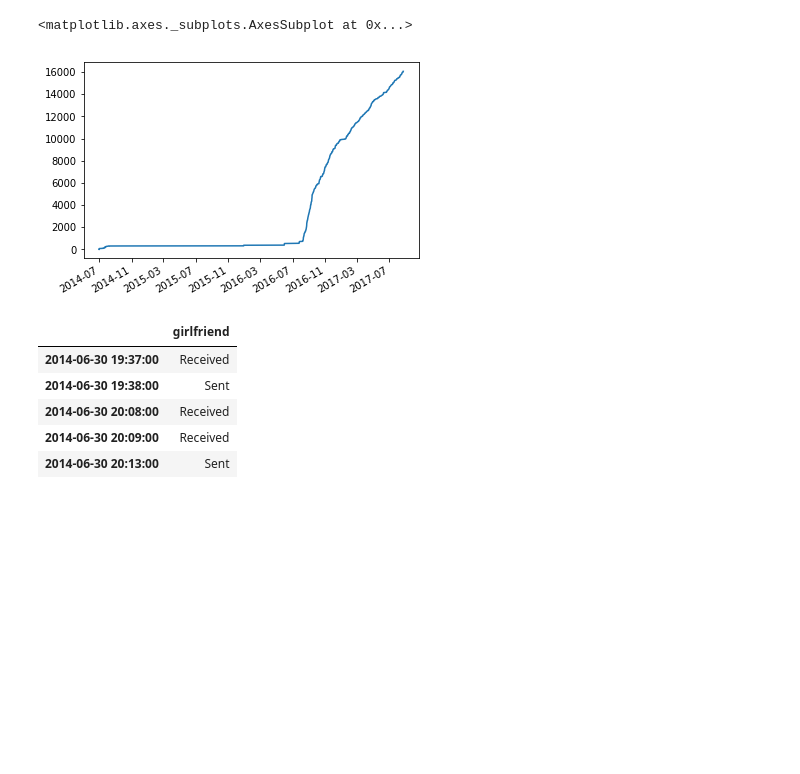
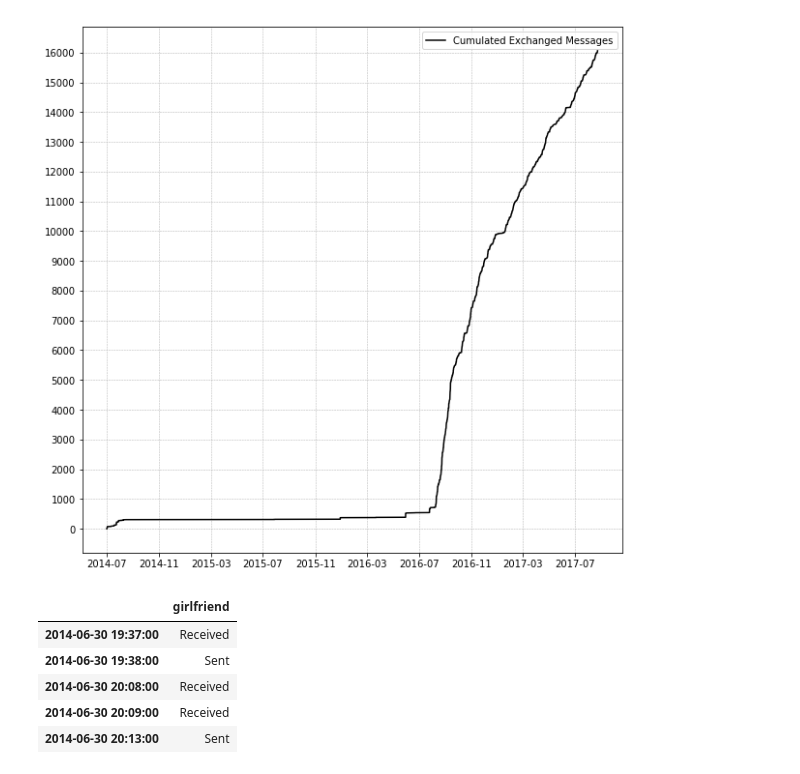
Before and after one commit to schlenga/ChatLocator, a Jupyter notebook: ChatStat.ipynb, the cells around one changed output. Drawn from its saved outputs; the diff is of its cells as text; code cells hidden in the pictures; blank space fills up the shorter version.

Commit message:
Added a readme and finished the plots

```diff
--- a/ChatStat.ipynb
+++ b/ChatStat.ipynb
@@ -49,11 +49,19 @@ def makeDataFrame(name):
     return temp_df
 # %%
 girlfriend_df = makeDataFrame('girlfriend')
-# %%
-girlfriend_df.count(axis=1).cumsum().plot()
-# %% [output]
-<matplotlib.axes._subplots.AxesSubplot at 0x...>
-[figure, removed]
+# %%
+plt.figure(figsize = (10, 10))
+ax = plt.subplot(111)
+t = girlfriend_df.index
+y = girlfriend_df.count(axis=1).cumsum()
+plt.yticks(np.arange(y[-1], step=1000))
+ax.plot(t, y, color="black")
+ax.legend(["Cumulated Exchanged Messages"])
+ax.grid(linewidth=0.5, which="both", linestyle="--")
+plt.savefig("SumOfMessages")
+plt.show()
+# %% [output]
+[figure, added]
 # %%
 girlfriend_df.head()
 # %% [output]
```
Also changed, not shown: parts of 2 cells of this notebook, 4 other files.
